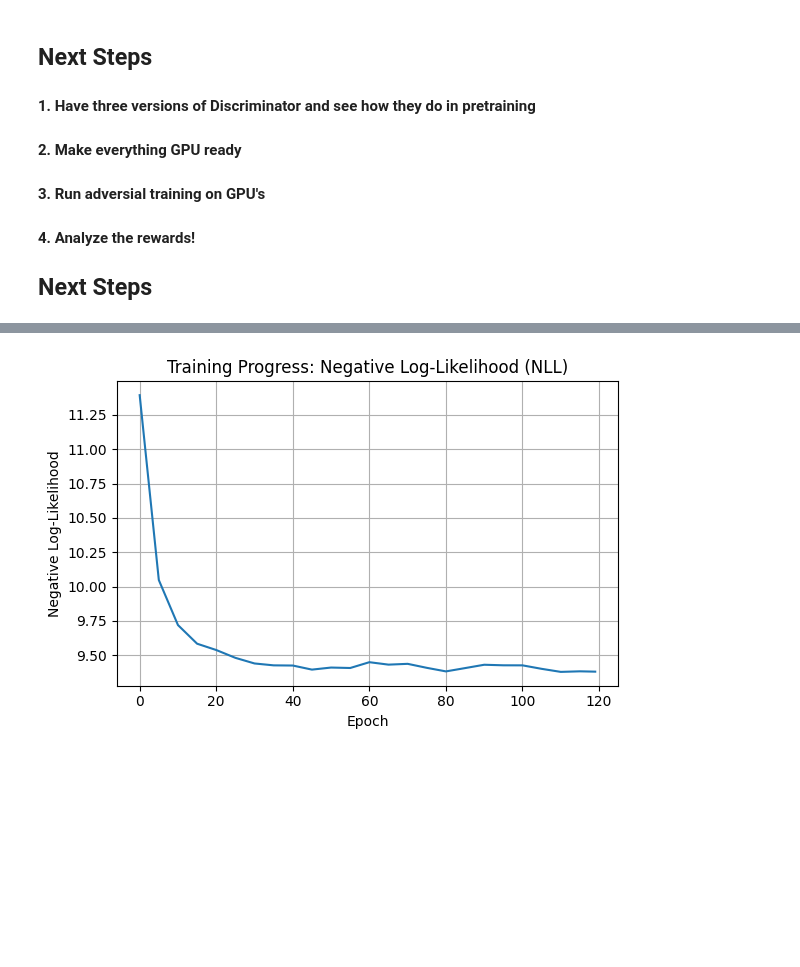
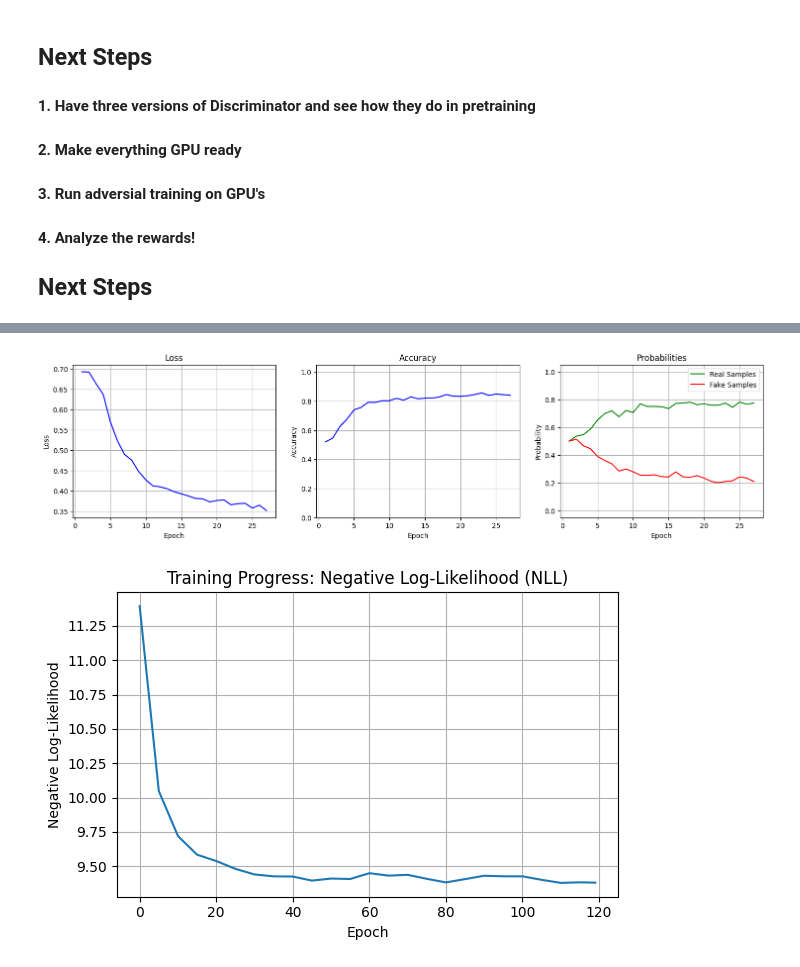
Before and after one commit to FrensiZ/SeqGAN, a Jupyter notebook: SeqGAN_NEW.ipynb, the cells around one changed output, grey strips where cells are left out. Cells and saved outputs as stored; diff of their text form; code cells hidden in the pictures; blank space fills up the shorter version.

```diff
--- a/SeqGAN_NEW.ipynb
+++ b/SeqGAN_NEW.ipynb
@@ -884,3 +1115,7 @@ KeyboardInterrupt:
+# %%
+plot_discriminator_training('discriminator_pretrain.txt')
+# %% [output]
+[figure, added]
 # %%
 plot_generator_training("generator_train.txt")
 plot_discriminator_training('discriminator_pretrain.txt')
```
Also changed, not shown: parts of 10 cells of this notebook, 4 other files.
